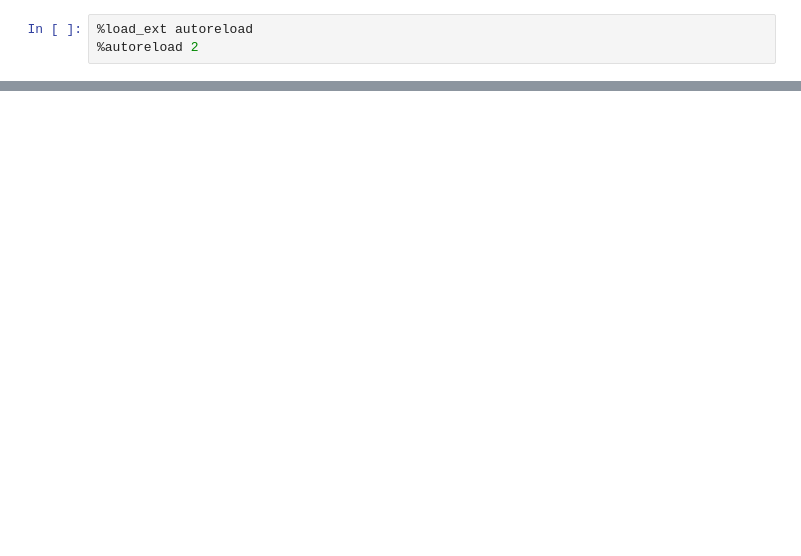
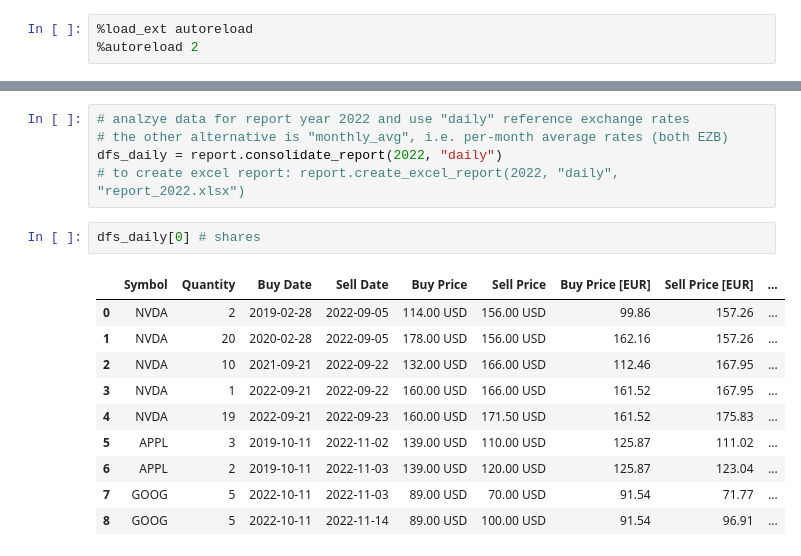
Before and after one commit to stadlmax/pyFIFOtax, a Jupyter notebook: notebook_example.ipynb, the cells around one changed output, grey strips where cells are left out. Saved outputs shown, nothing was run; the diff lists cells and outputs as text; blank space fills up the shorter version.

```diff
--- a/notebook_example.ipynb
+++ b/notebook_example.ipynb
@@ -71,0 +90,18 @@ dfs[4] # withheld taxes
+# %%
+# analzye data for report year 2022 and use "daily" reference exchange rates
+# the other alternative is "monthly_avg", i.e. per-month average rates (both EZB)
+dfs_daily = report.consolidate_report(2022, "daily")
+# to create excel report: report.create_excel_report(2022, "daily", "report_2022.xlsx")
+# %%
+dfs_daily[0] # shares
+# %% [output]
+|  | Symbol | Quantity | Buy Date | Sell Date | Buy Price | Sell Price | Buy Price [EUR] | Sell Price [EUR] | ... |
+| 0 | NVDA | 2 | 2019-02-28 | 2022-09-05 | 114.00 USD | 156.00 USD | 99.86 | 157.26 | ... |
+| 1 | NVDA | 20 | 2020-02-28 | 2022-09-05 | 178.00 USD | 156.00 USD | 162.16 | 157.26 | ... |
+| 2 | NVDA | 10 | 2021-09-21 | 2022-09-22 | 132.00 USD | 166.00 USD | 112.46 | 167.95 | ... |
+| 3 | NVDA | 1 | 2022-09-21 | 2022-09-22 | 160.00 USD | 166.00 USD | 161.52 | 167.95 | ... |
+| 4 | NVDA | 19 | 2022-09-21 | 2022-09-23 | 160.00 USD | 171.50 USD | 161.52 | 175.83 | ... |
+| 5 | APPL | 3 | 2019-10-11 | 2022-11-02 | 139.00 USD | 110.00 USD | 125.87 | 111.02 | ... |
+| 6 | APPL | 2 | 2019-10-11 | 2022-11-03 | 139.00 USD | 120.00 USD | 125.87 | 123.04 | ... |
+| 7 | GOOG | 5 | 2022-10-11 | 2022-11-03 | 89.00 USD | 70.00 USD | 91.54 | 71.77 | ... |
+| 8 | GOOG | 5 | 2022-10-11 | 2022-11-14 | 89.00 USD | 100.00 USD | 91.54 | 96.91 | ... |
```
Also changed, not shown: parts of 21 cells of this notebook, 3 other files.
